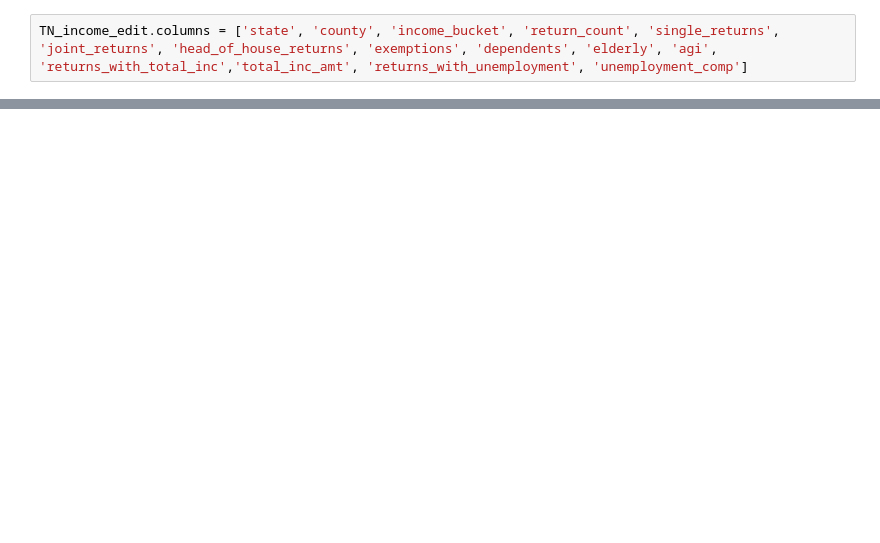
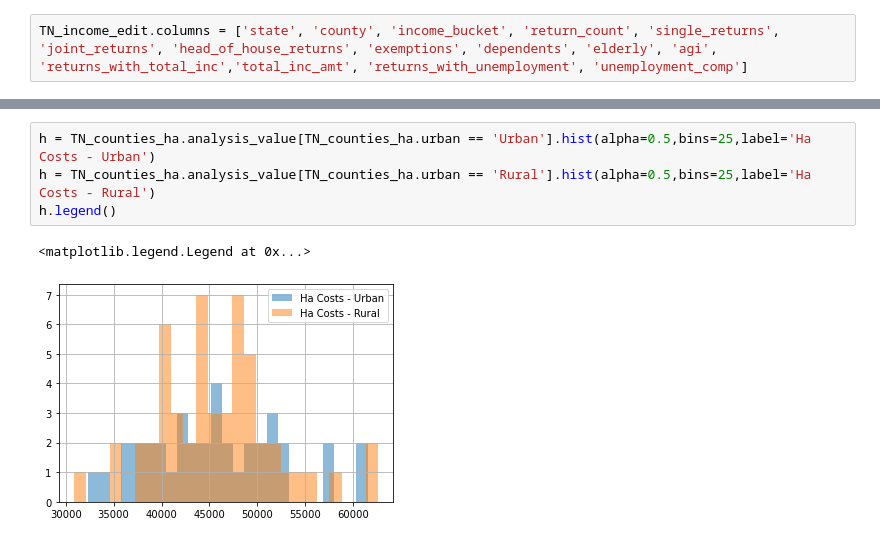
Before and after one commit to jaimeljensen/data-science-essentials-3, a Jupyter notebook: notebooks/tn_med_helper_exploratory.ipynb, the cells around one changed output, grey strips where cells are left out. Drawn from its saved outputs; the diff is of its cells as text; blank space fills up the shorter version.

```diff
--- a/notebooks/tn_med_helper_exploratory.ipynb
+++ b/notebooks/tn_med_helper_exploratory.ipynb
@@ -239,0 +293,7 @@ Fin.
+# %%
+h = TN_counties_ha.analysis_value[TN_counties_ha.urban == 'Urban'].hist(alpha=0.5,bins=25,label='Ha Costs - Urban')
+h = TN_counties_ha.analysis_value[TN_counties_ha.urban == 'Rural'].hist(alpha=0.5,bins=25,label='Ha Costs - Rural')
+h.legend()
+# %% [output]
+<matplotlib.legend.Legend at 0x...>
+[figure, added]
```
Also changed, not shown: parts of 38 cells of this notebook.
